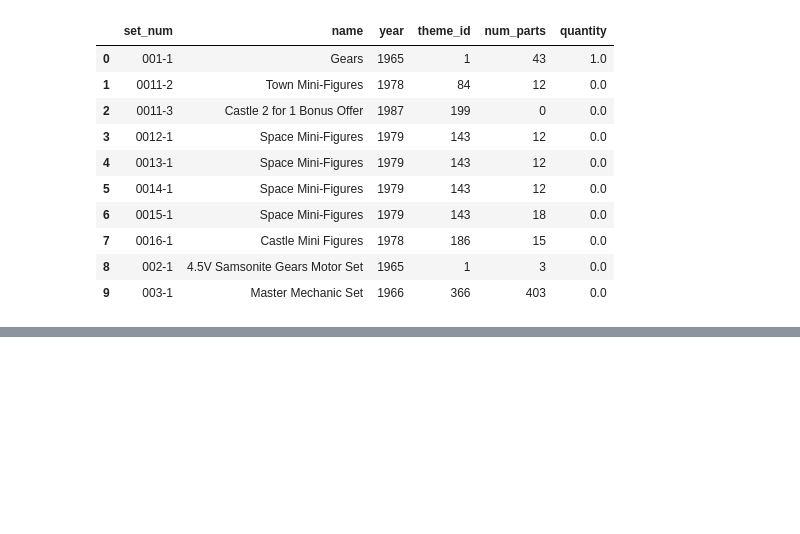
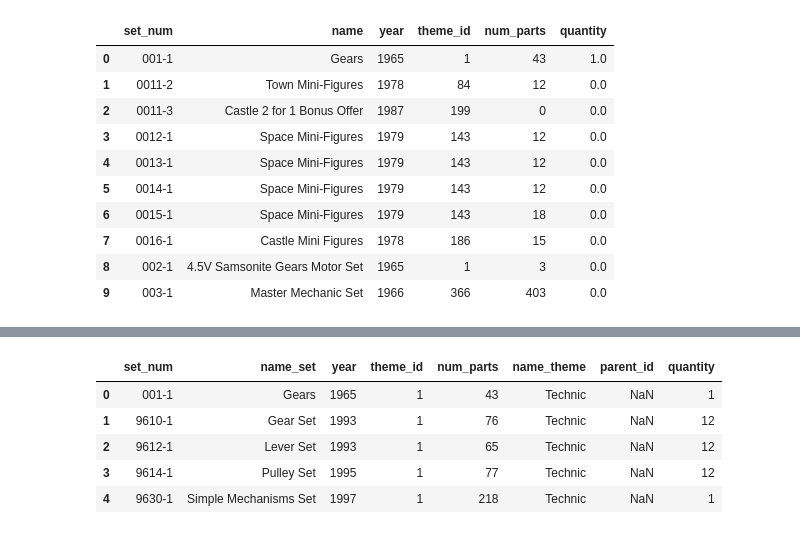
Before and after one commit to oscargbocanegra/learning, a Jupyter notebook: MachineLearning/c-udemy-analisis-datos-python-3/notebooks/02-merging-dataframes.ipynb, the cells around one changed output, grey strips where cells are left out. Cells and saved outputs as stored; diff of their text form; code cells hidden in the pictures; blank space fills up the shorter version.

```diff
--- a/MachineLearning/c-udemy-analisis-datos-python-3/notebooks/02-merging-dataframes.ipynb
+++ b/MachineLearning/c-udemy-analisis-datos-python-3/notebooks/02-merging-dataframes.ipynb
@@ -651,0 +703,10 @@ sets_quantity_left.head(10)
+# %%
+themes_quantity = pd.merge(sets_themes, quantity, on = 'set_num', validate='1:1')
+themes_quantity.head()
+# %% [output]
+|  | set_num | name_set | year | theme_id | num_parts | name_theme | parent_id | quantity |
+| 0 | 001-1 | Gears | 1965 | 1 | 43 | Technic | NaN | 1 |
+| 1 | 9610-1 | Gear Set | 1993 | 1 | 76 | Technic | NaN | 12 |
+| 2 | 9612-1 | Lever Set | 1993 | 1 | 65 | Technic | NaN | 12 |
+| 3 | 9614-1 | Pulley Set | 1995 | 1 | 77 | Technic | NaN | 12 |
+| 4 | 9630-1 | Simple Mechanisms Set | 1997 | 1 | 218 | Technic | NaN | 1 |
```
Also changed, not shown: parts of 9 cells of this notebook.
